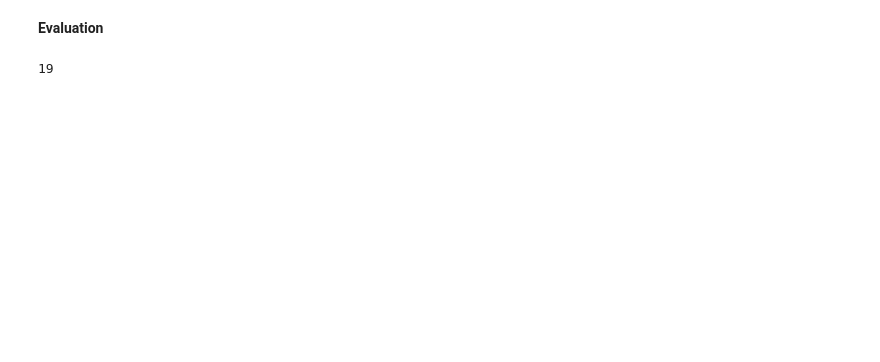
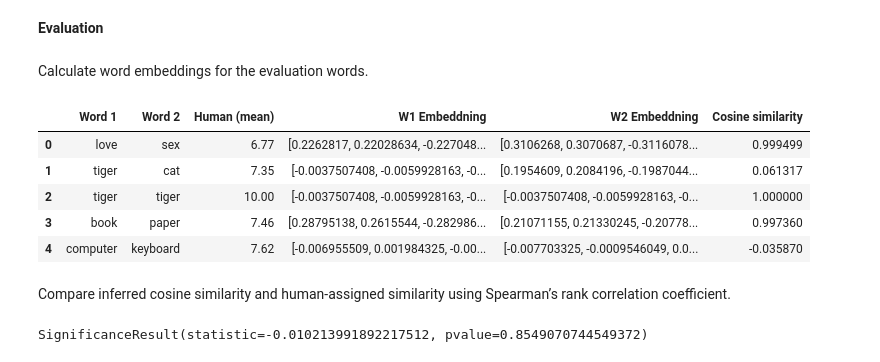
Before and after one commit to jankocodes/NLP-MiniProject1, a Jupyter notebook: MiniProject1.ipynb, the cells around one changed output. Saved outputs shown, nothing was run; the diff lists cells and outputs as text; code cells hidden in the pictures; blank space fills up the shorter version.

Commit message:
Evaluation done

```diff
--- a/MiniProject1.ipynb
+++ b/MiniProject1.ipynb
@@ -191,20 +196,49 @@ Time: 131.34 seconds
 # %% [markdown]
 **Evaluation**
+# %% [markdown]
+Calculate word embeddings for the evaluation words.
 # %%
 import pandas as pd
-model.eval()
 
 device = torch.device('mps' if torch.backends.mps.is_available() else 'cpu')
 
+model = Skipgram(vocab_size, embedding_dim) # Reinitialize the model
+model.to(device)
+model.load_state_dict(torch.load('model.pth'))
+model.eval()
 
 wordsim353_df= pd.read_csv("data/evaluation/wordsim353.csv")
 
-wordsim353_df["W1 Embeddning"]= [model.embedding(torch.tensor(word_idx.get(w1)).to(device)).cpu().detach().numpy() if w1 in word_idx.keys() else None
+w1_embedding= wordsim353_df["W1 Embeddning"]= [model.embedding(torch.tensor(word_idx.get(w1)).to(device)).cpu().detach().numpy() if w1 in word_idx.keys() else None
                                  for w1 in wordsim353_df['Word 1']]
 
-wordsim353_df["W2 Embeddning"]= [model.embedding(torch.tensor(word_idx.get(w2)).to(device)).cpu().detach().numpy() if w2 in word_idx.keys() else None
+w2_embedding= wordsim353_df["W2 Embeddning"]= [model.embedding(torch.tensor(word_idx.get(w2)).to(device)).cpu().detach().numpy() if w2 in word_idx.keys() else None
                                  for w2 in wordsim353_df['Word 2']]
 
-wordsim353_df['W1 Embeddning'].isna().sum()
+wordsim353_df['Cosine similarity']= [np.dot(v1, v2) / (np.linalg.norm(v1) * np.linalg.norm(v2))
+    if v1 is not None and v2 is not None else None
+    for v1, v2 in zip(w1_embedding, w2_embedding)]
+
+wordsim353_df=wordsim353_df.dropna(axis=0)
+
+wordsim353_df.head()
 # %% [output]
-19
+|  | Word 1 | Word 2 | Human (mean) | W1 Embeddning | W2 Embeddning | Cosine similarity |
+| 0 | love | sex | 6.77 | [0.2262817, 0.22028634, -0.227048... | [0.3106268, 0.3070687, -0.3116078... | 0.999499 |
+| 1 | tiger | cat | 7.35 | [-0.0037507408, -0.0059928163, -0... | [0.1954609, 0.2084196, -0.1987044... | 0.061317 |
+| 2 | tiger | tiger | 10.00 | [-0.0037507408, -0.0059928163, -0... | [-0.0037507408, -0.0059928163, -0... | 1.000000 |
+| 3 | book | paper | 7.46 | [0.28795138, 0.2615544, -0.282986... | [0.21071155, 0.21330245, -0.20778... | 0.997360 |
+| 4 | computer | keyboard | 7.62 | [-0.006955509, 0.001984325, -0.00... | [-0.007703325, -0.0009546049, 0.0... | -0.035870 |
+# %% [markdown]
+Compare inferred cosine similarity and human-assigned similarity using Spearman’s rank correlation coefficient.
+# %%
+from scipy.stats import spearmanr
+
+cosine_sim= np.array(wordsim353_df['Cosine similarity'])
+human_score= np.array(wordsim353_df['Human (mean)'])
+
+spearman_coef= spearmanr(cosine_sim, wordsim353_df['Human (mean)'])
+
+spearman_coef
+# %% [output]
+SignificanceResult(statistic=-0.010213991892217512, pvalue=0.8549070744549372)
```
Also changed, not shown: parts of 4 cells of this notebook, 2 other files.
